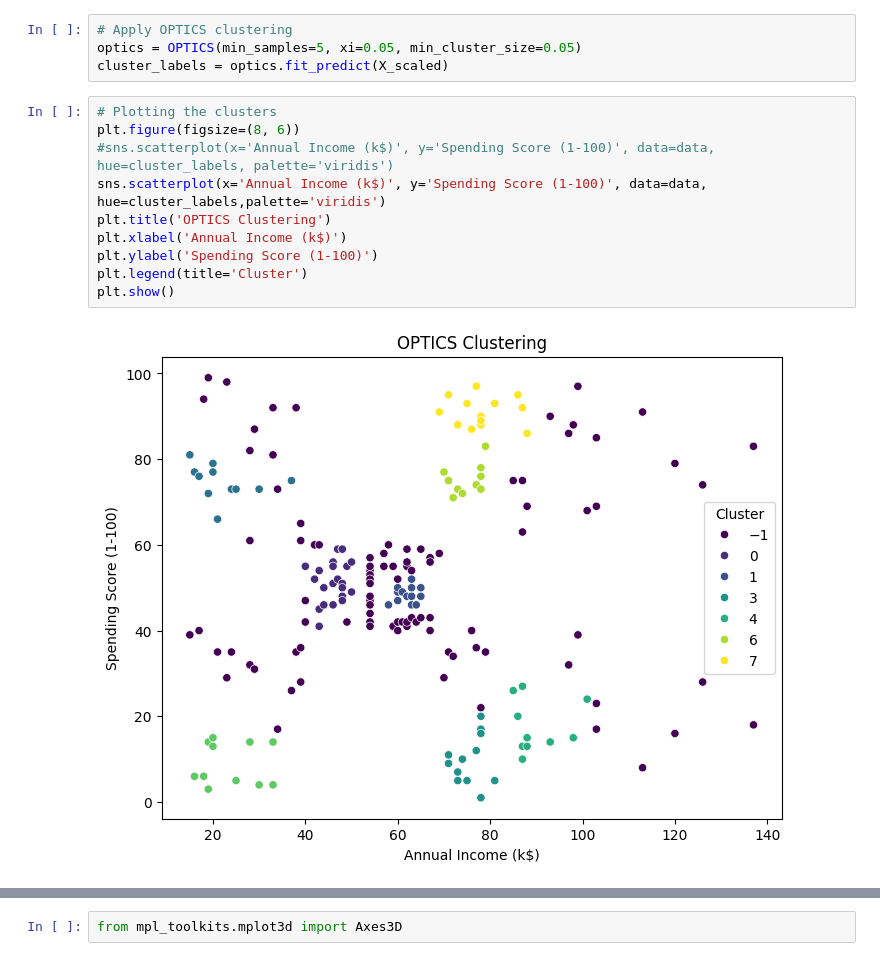
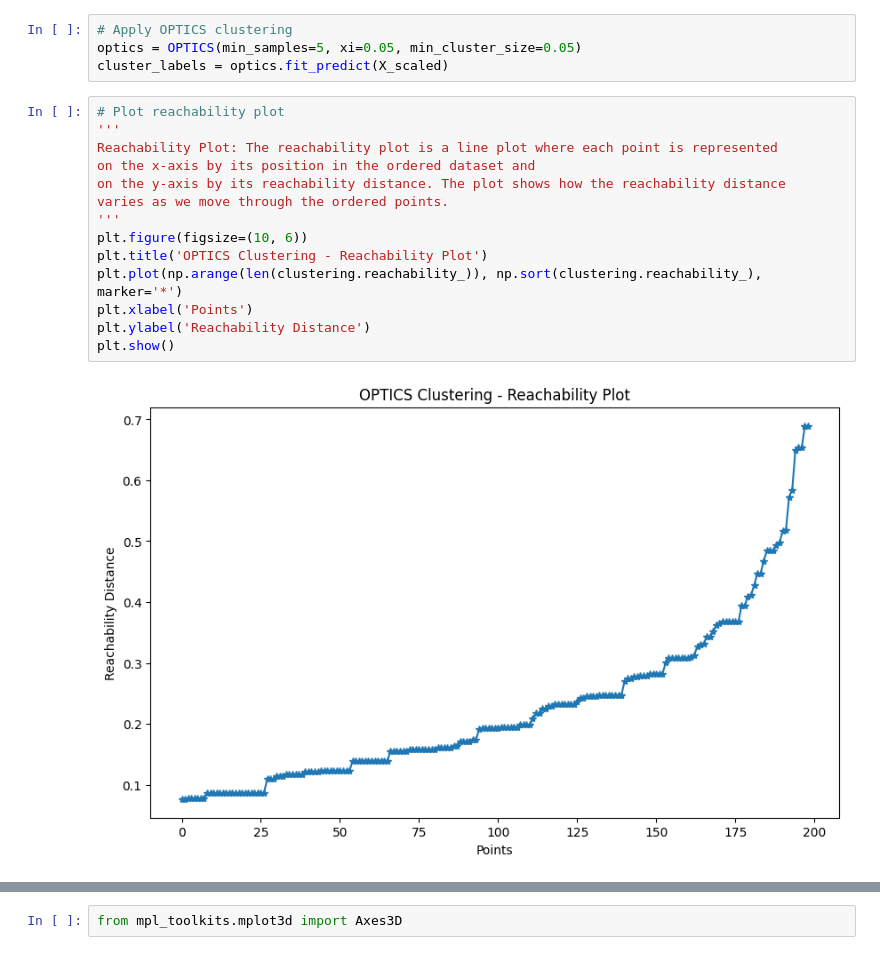
Before and after one commit to JeyPrabakaran/ML_Clustering, a Jupyter notebook: ML_OPTICS_Cluster.ipynb, the cells around one changed output, grey strips where cells are left out. Drawn from its saved outputs; the diff is of its cells as text.

```diff
--- a/ML_OPTICS_Cluster.ipynb
+++ b/ML_OPTICS_Cluster.ipynb
@@ -21,14 +20,18 @@ X_scaled = scaler.fit_transform(X)
 optics = OPTICS(min_samples=5, xi=0.05, min_cluster_size=0.05)
 cluster_labels = optics.fit_predict(X_scaled)
 # %%
-# Plotting the clusters
-plt.figure(figsize=(8, 6))
-#sns.scatterplot(x='Annual Income (k$)', y='Spending Score (1-100)', data=data, hue=cluster_labels, palette='viridis')
-sns.scatterplot(x='Annual Income (k$)', y='Spending Score (1-100)', data=data,  hue=cluster_labels,palette='viridis')
-plt.title('OPTICS Clustering')
-plt.xlabel('Annual Income (k$)')
-plt.ylabel('Spending Score (1-100)')
-plt.legend(title='Cluster')
+# Plot reachability plot
+'''
+Reachability Plot: The reachability plot is a line plot where each point is represented
+on the x-axis by its position in the ordered dataset and
+on the y-axis by its reachability distance. The plot shows how the reachability distance
+varies as we move through the ordered points.
+'''
+plt.figure(figsize=(10, 6))
+plt.title('OPTICS Clustering - Reachability Plot')
+plt.plot(np.arange(len(clustering.reachability_)), np.sort(clustering.reachability_), marker='*')
+plt.xlabel('Points')
+plt.ylabel('Reachability Distance')
 plt.show()
 # %% [output]
-[figure, old version]
+[figure, new version]
```
Also changed, not shown: parts of 2 cells of this notebook.
